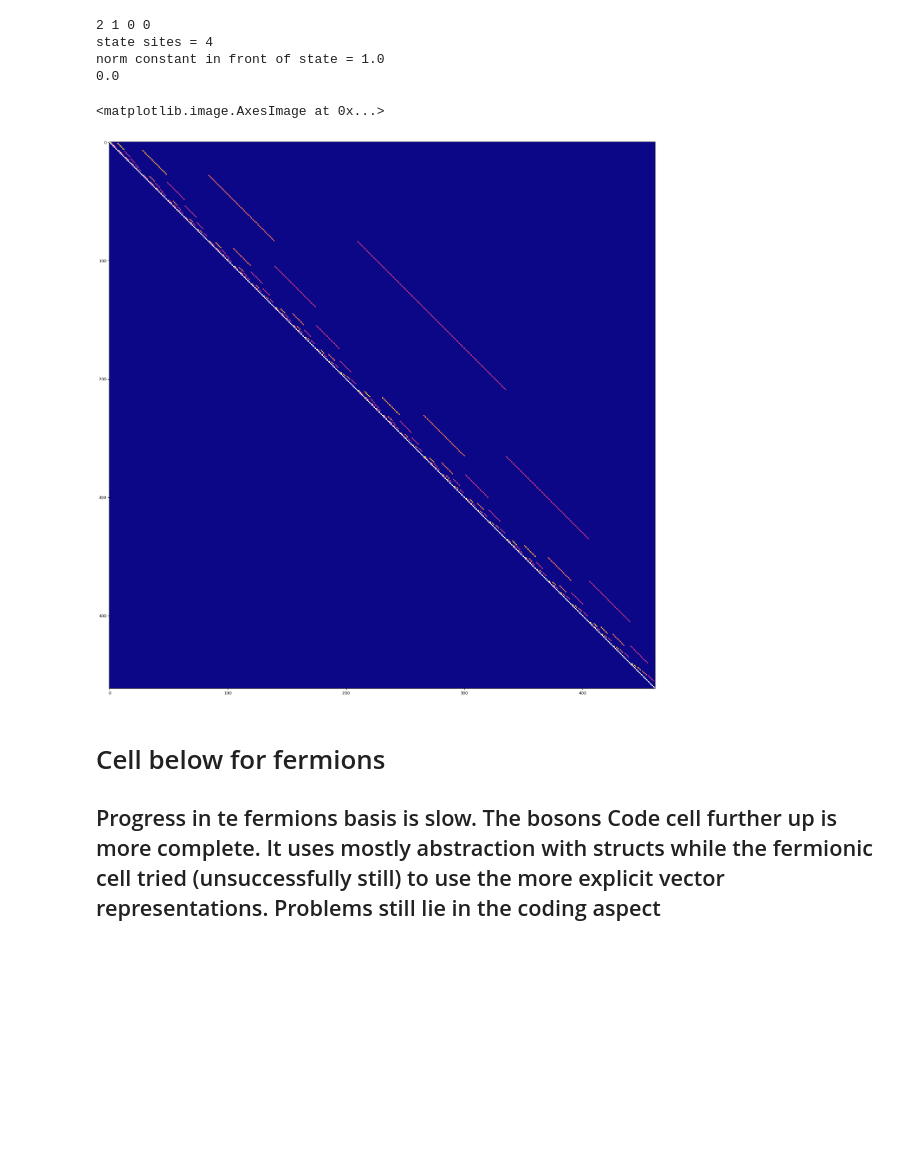
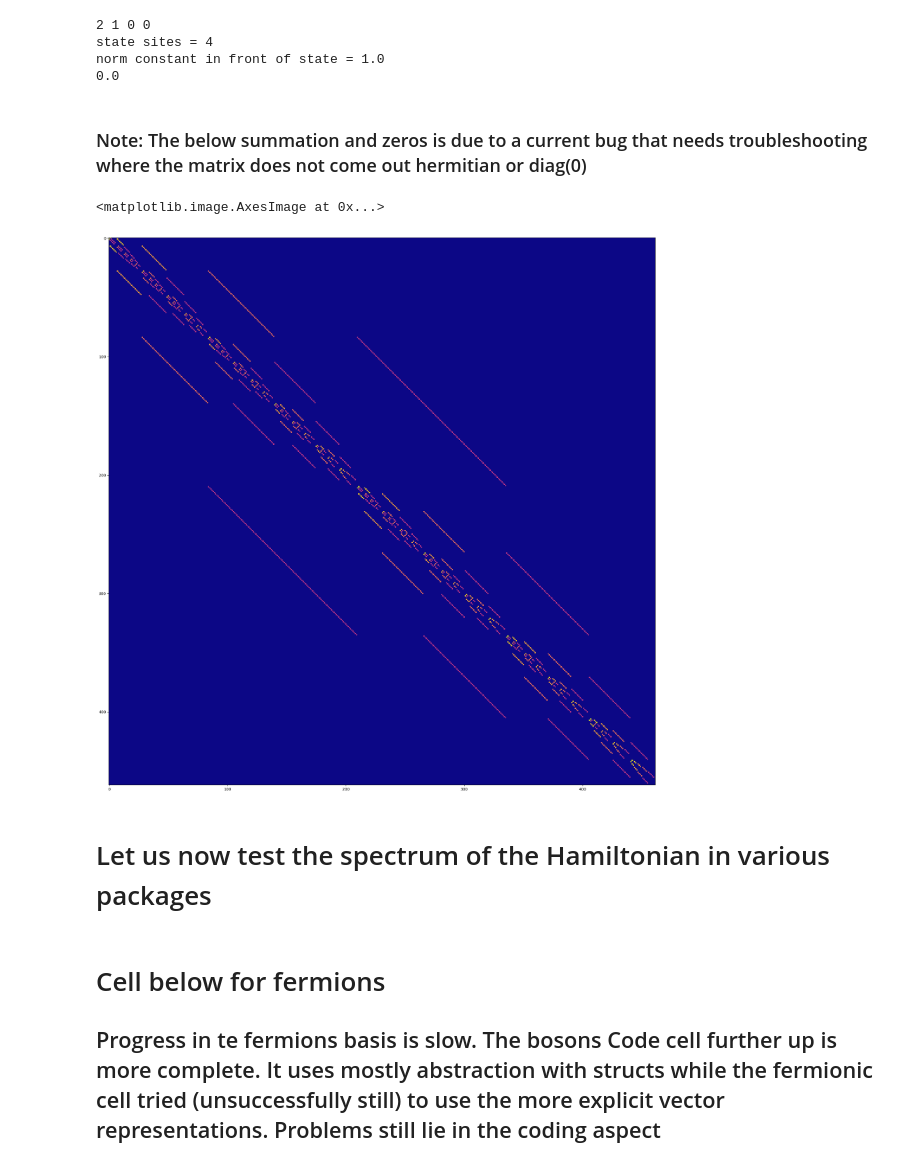
Before and after one commit to dcthecook/Many_Body_Theory, a Jupyter notebook: 2quantization.ipynb, the cells around one changed output. Saved outputs shown, nothing was run; the diff lists cells and outputs as text; code cells hidden in the pictures; blank space fills up the shorter version.

```diff
--- a/2quantization.ipynb
+++ b/2quantization.ipynb
@@ -188,6 +254,8 @@ norm constant in front of state = 1.0
 0.0
 # %%
 import matplotlib.pyplot as plt
+# %% [markdown]
+### Note: The below summation and zeros is due to a current bug that needs troubleshooting where the matrix does not come out hermitian or diag(0)
 # %%
 #####################
 #####################
@@ -197,10 +265,14 @@ import matplotlib.pyplot as plt
 #####################
 #####################
 
-ham = no_interaction_boson_gas(5, 7, 1)
+hamup = no_interaction_boson_gas(5, 7, 1)
+hamdown = hamup.T
+ham = hamup+hamdown
+for i in range(basis_size_python(5, 7)):
+    ham[i, i] = 0.
 # %%
-plt.figure(figsize = (25, 25))
-plt.imshow(ham, cmap='plasma')
+plt.figure(figsize = (26, 26))
+plt.imshow(ham+ham, cmap='plasma')
 # %% [output]
 <matplotlib.image.AxesImage at 0x...>
-[figure, old version]
+[figure, new version]
@@ -208,0 +279,2 @@ ham[0,0]
+# %% [markdown]
+# Let us now test the spectrum of the Hamiltonian in various packages
```
Also changed, not shown: parts of 4 cells of this notebook.
